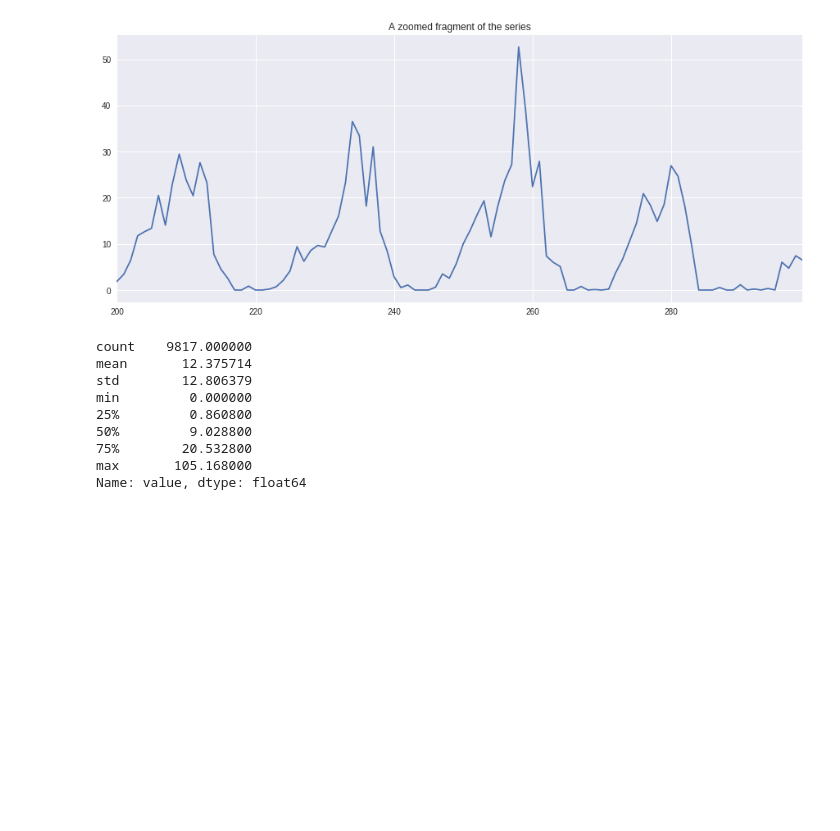
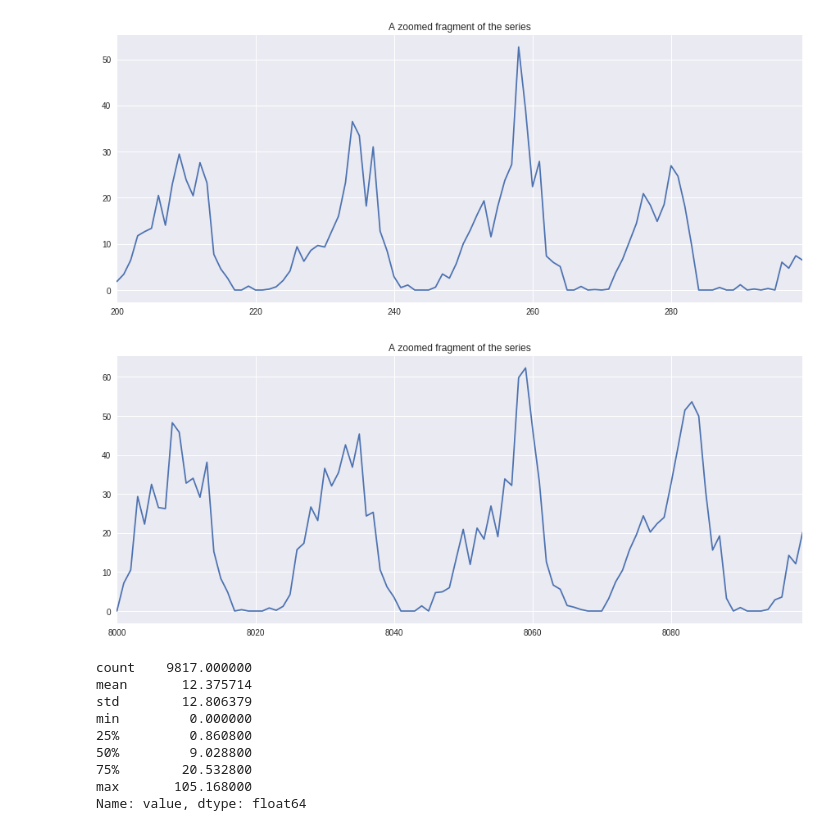
Before and after one commit to Nikolay-Lysenko/presentations, a Jupyter notebook: lstm_and_the_past/lstm_and_data_matrices_with_info_about_the_past.ipynb, the cells around one changed output. Drawn from its saved outputs; the diff is of its cells as text; code cells hidden in the pictures; blank space fills up the shorter version.

```diff
--- a/lstm_and_the_past/lstm_and_data_matrices_with_info_about_the_past.ipynb
+++ b/lstm_and_the_past/lstm_and_data_matrices_with_info_about_the_past.ipynb
@@ -49,6 +51,11 @@ _ = ser[200:300].plot(figsize=(15, 6), grid=True,
                       title='A zoomed fragment of the series')
 # %% [output]
 [figure]
+# %%
+_ = ser[8000:8100].plot(figsize=(15, 6), grid=True,
+                        title='A zoomed fragment of the series')
+# %% [output]
+[figure, added]
 # %%
 ser.describe()
 # %% [output]
```
Also changed, not shown: parts of 22 cells of this notebook.
